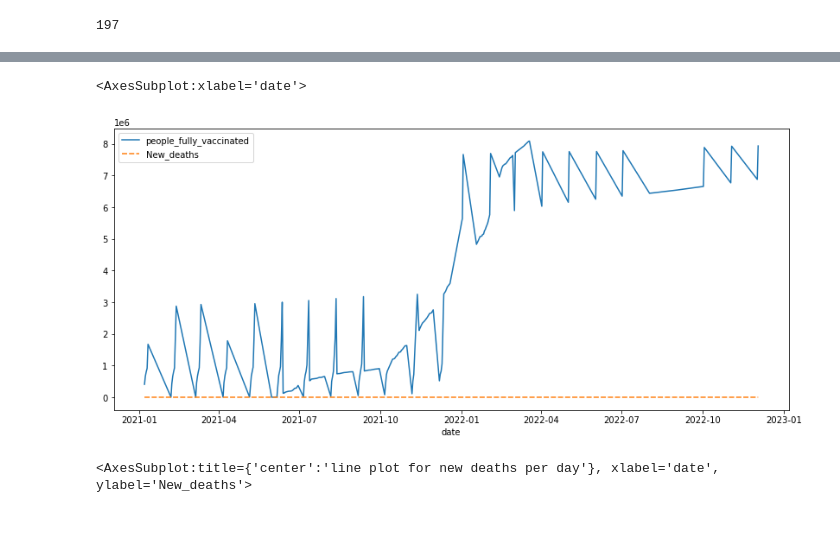
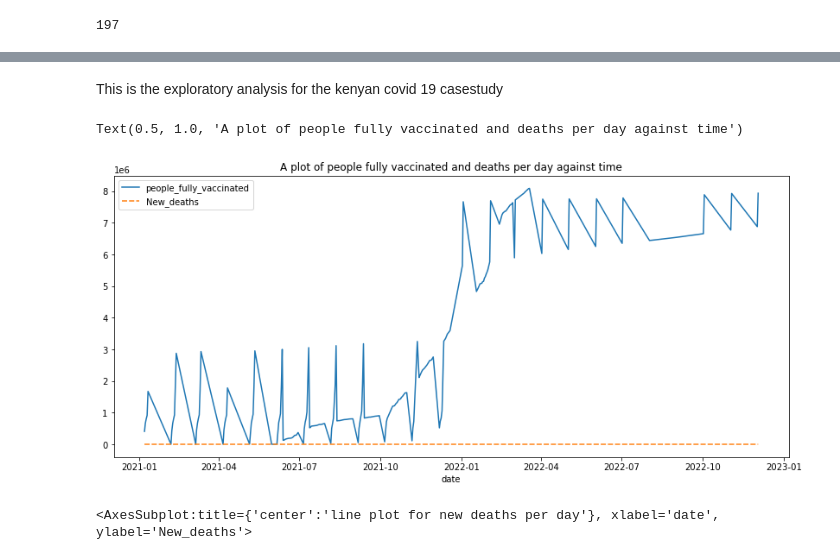
Before and after one commit to Danlof/kenya-covid-19-mortality-vs-vaccinations-, a Jupyter notebook: data_vis.ipynb, the cells around one changed output, grey strips where cells are left out. Cells and saved outputs as stored; diff of their text form; code cells hidden in the pictures; blank space fills up the shorter version.

```diff
--- a/data_vis.ipynb
+++ b/data_vis.ipynb
@@ -99,15 +72,19 @@ date
+# %% [markdown]
+This is the exploratory analysis for the kenyan covid 19 casestudy
 # %%
-#plot the data
+#plot the data for kenya covid 19 casestudy
 
 my_data3=my_data[my_data["country"].isin(["Kenya"])]
 
 #picking columns of date, total vaccinated people and deaths per day
-data_col1=my_data3.filter(['date','people_fully_vaccinated','New_deaths'])
+data_col=my_data3.filter(['date','people_fully_vaccinated','New_deaths'])
 
 #plotting the above data in lineplot
+
 plt.figure(figsize=(14,6))
 sns.lineplot(data=data_col)
+plt.title("A plot of people fully vaccinated and deaths per day against time")
 # %% [output]
-<AxesSubplot:xlabel='date'>
+Text(0.5, 1.0, 'A plot of people fully vaccinated and deaths per day against time')
-[figure, old version]
+[figure, new version]
 # %%
```
Also changed, not shown: parts of 8 cells of this notebook.
